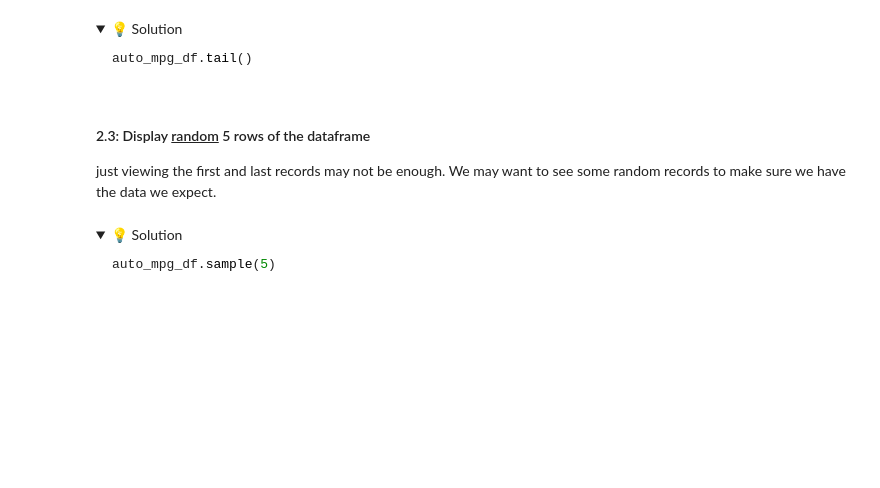
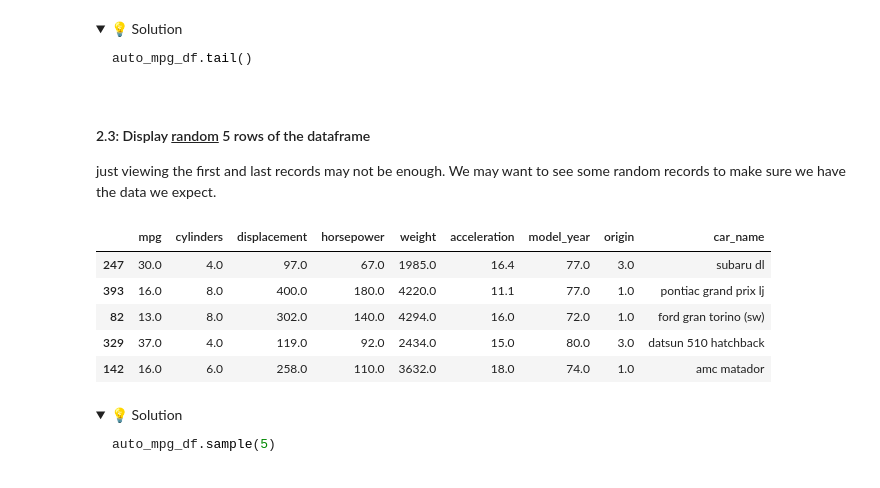
Before and after one commit to IT4063c-Spring23/exploratory-data-analysis-lab-eliasnebiyu, a Jupyter notebook: notebook.ipynb, the cells around one changed output. Drawn from its saved outputs; the diff is of its cells as text; code cells hidden in the pictures; folded sections open; blank space fills up the shorter version.

```diff
--- a/notebook.ipynb
+++ b/notebook.ipynb
@@ -102,6 +122,15 @@ Let's explore a few different ways.
 # %% [markdown]
 #### 2.3: Display <u>random</u> 5 rows of the dataframe
 just viewing the first and last records may not be enough. We may want to see some random records to make sure we have the data we expect.
+# %%
+auto_mpg_df.sample(5)
+# %% [output]
+|  | mpg | cylinders | displacement | horsepower | weight | acceleration | model_year | origin | car_name |
+| 247 | 30.0 | 4.0 | 97.0 | 67.0 | 1985.0 | 16.4 | 77.0 | 3.0 | subaru dl |
+| 393 | 16.0 | 8.0 | 400.0 | 180.0 | 4220.0 | 11.1 | 77.0 | 1.0 | pontiac grand prix lj |
+| 82 | 13.0 | 8.0 | 302.0 | 140.0 | 4294.0 | 16.0 | 72.0 | 1.0 | ford gran torino (sw) |
+| 329 | 37.0 | 4.0 | 119.0 | 92.0 | 2434.0 | 15.0 | 80.0 | 3.0 | datsun 510 hatchback |
+| 142 | 16.0 | 6.0 | 258.0 | 110.0 | 3632.0 | 18.0 | 74.0 | 1.0 | amc matador |
 # %% [markdown]
 <details>
   <summary>💡 Solution</summary>
```
Also changed, not shown: parts of 3 cells of this notebook.
